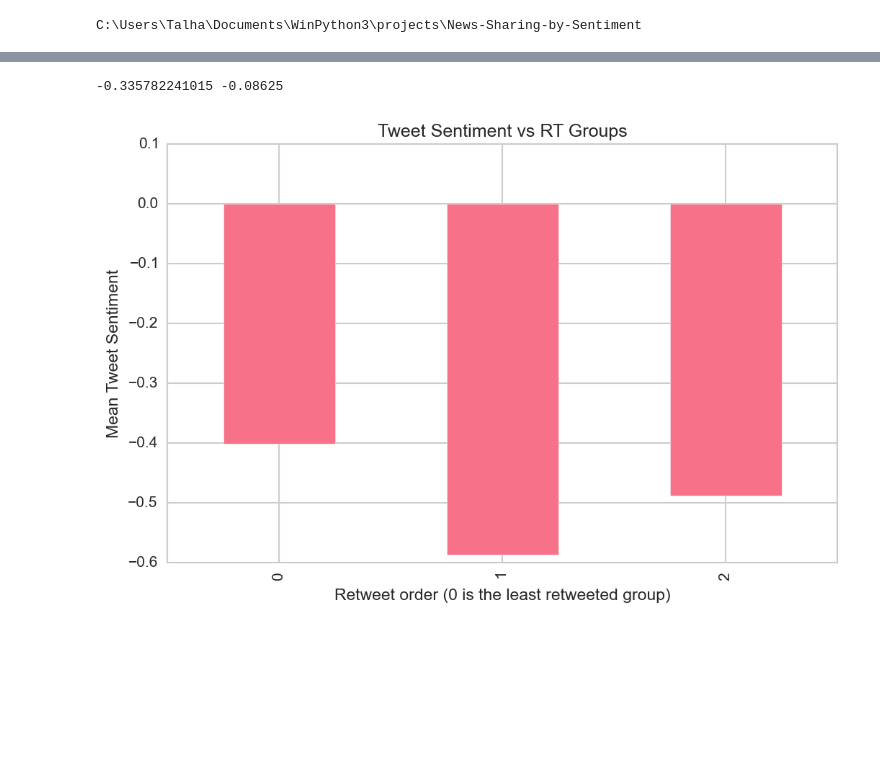
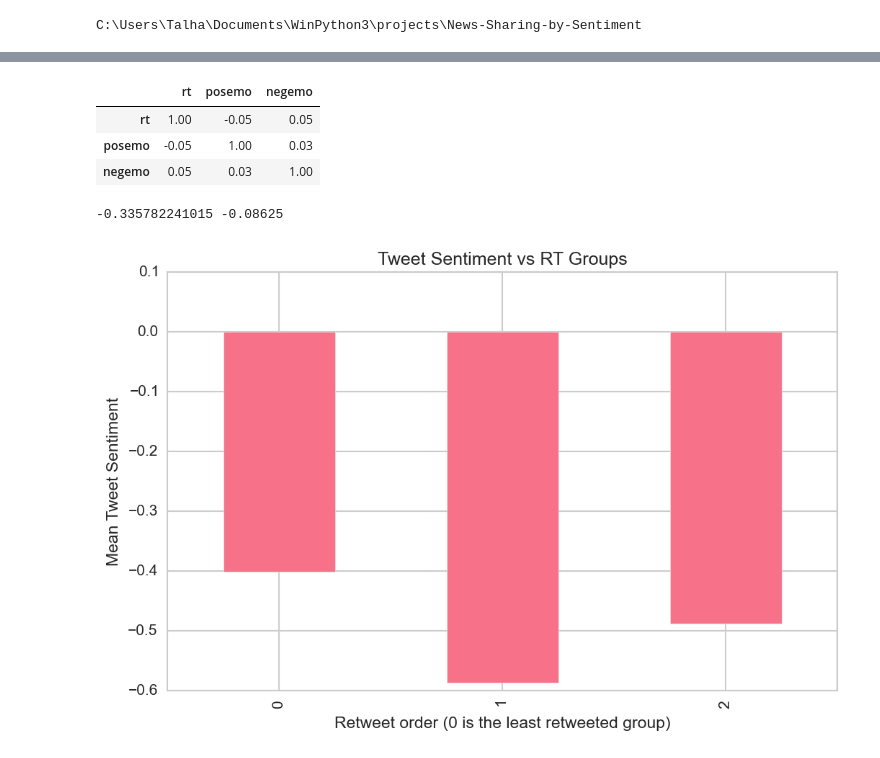
Before and after one commit to oztalha/News-Sharing-by-Sentiment, a Jupyter notebook: analysis/Figures.ipynb, the cells around one changed output, grey strips where cells are left out. Drawn from its saved outputs; the diff is of its cells as text; code cells hidden in the pictures; blank space fills up the shorter version.

```diff
--- a/analysis/Figures.ipynb
+++ b/analysis/Figures.ipynb
@@ -29,3 +37,10 @@ tn['sp_t'] = tn['posemo_t']-tn['negemo_t']
+# %%
+tn[tn.cat.isin(['politics','middleeast'])][['rt','posemo','negemo']].corr()
+# %% [output]
+|  | rt | posemo | negemo |
+| rt | 1.00 | -0.05 | 0.05 |
+| posemo | -0.05 | 1.00 | 0.03 |
+| negemo | 0.05 | 0.03 | 1.00 |
 # %%
 #news tweeted multiple types are grouped into two
 df4 = tn.groupby('href').filter(lambda g: len(g)>3) #news tweeted at least four times
```
Also changed, not shown: parts of 2 cells of this notebook, 1 other file.
